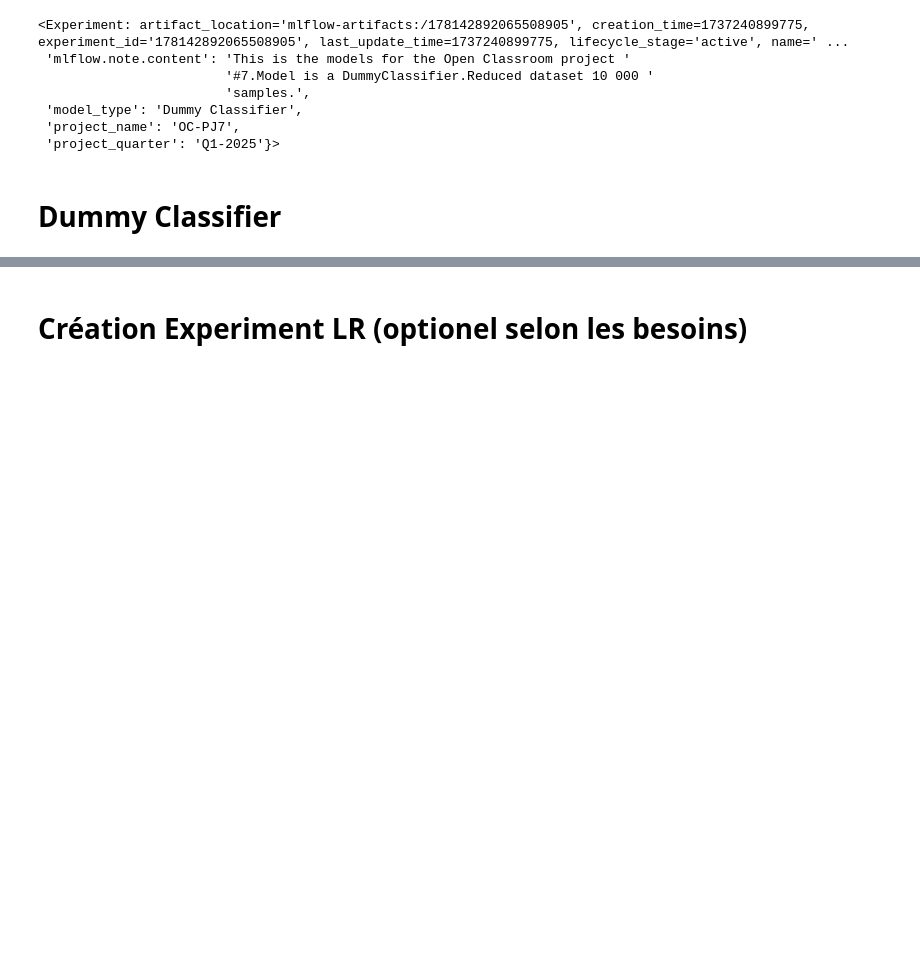
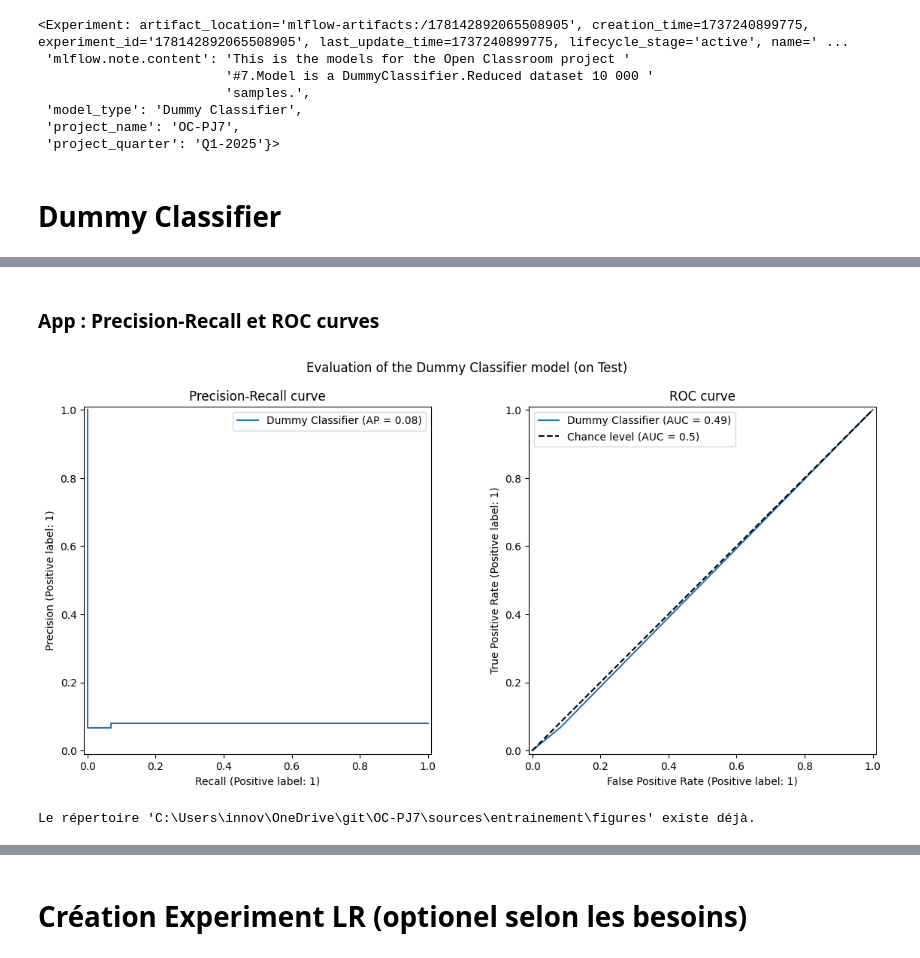
Before and after one commit to gbujo/OpenClassroom-PJ_7, a Jupyter notebook: sources/entrainement/Modelisation.ipynb, the cells around one changed output, grey strips where cells are left out. Drawn from its saved outputs; the diff is of its cells as text; code cells hidden in the pictures; blank space fills up the shorter version.

Commit message:
Entrainement enregistrement figure dans MLFLOW

```diff
--- a/sources/entrainement/Modelisation.ipynb
+++ b/sources/entrainement/Modelisation.ipynb
@@ -309,3 +363,36 @@ avg / total       0.85      0.85      0.14      0.85      0.25      0.07      20
+# %% [markdown]
+### App : Precision-Recall et ROC curves
+# %%
+import matplotlib.pyplot as plt
+
+from sklearn.metrics import PrecisionRecallDisplay, RocCurveDisplay
+
+fig, axs = plt.subplots(nrows=1, ncols=2, figsize=(14, 6))
+
+PrecisionRecallDisplay.from_estimator(
+    dummy_model, X_test, y_test, ax=axs[0], name="Dummy Classifier"
+)
+axs[0].set_title("Precision-Recall curve")
+axs[0].legend()
+
+RocCurveDisplay.from_estimator(
+    dummy_model,
+    X_test,
+    y_test,
+    ax=axs[1],
+    name="Dummy Classifier",
+    plot_chance_level=True,
+)
+axs[1].set_title("ROC curve")
+axs[1].legend()
+_ = fig.suptitle("Evaluation of the Dummy Classifier model (on Test)")
+plt.show()
+# %% [output]
+[figure, added]
+# %%
+enregistrer_figure(fig, 'ROC.png')
+# %% [output]
+Le répertoire 'C:\Users\innov\OneDrive\git\OC-PJ7\sources\entrainement\figures' existe déjà.
 # %%
 # Enregistrement MLflow Run
 my_MLflow_run_tracking(est=dummy_model,
```
Also changed, not shown: parts of 13 cells of this notebook, 3 other files.
